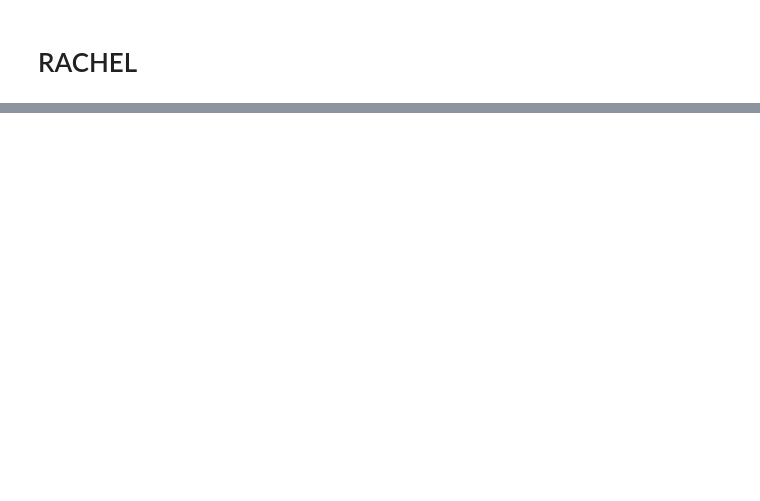
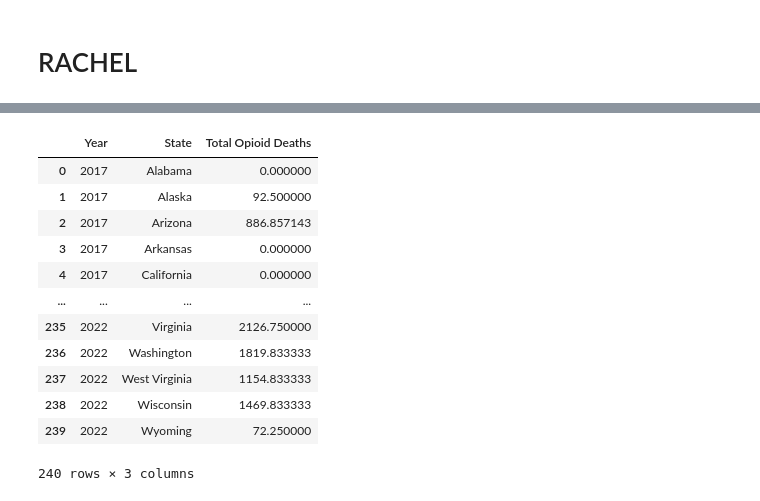
Before and after one commit to kikichan1/Project-1, a Jupyter notebook: Education_Notebook.ipynb, the cells around one changed output, grey strips where cells are left out. Drawn from its saved outputs; the diff is of its cells as text; code cells hidden in the pictures; blank space fills up the shorter version.

```diff
--- a/Education_Notebook.ipynb
+++ b/Education_Notebook.ipynb
@@ -5,26 +5,35 @@
 import requests
 import json
 import pandas as pd
+from pathlib import Path
+import matplotlib.pyplot as plt
+import seaborn as sns
+from scipy.stats import linregress
 
-# Import Bureau of Labor Statistics API Key
+# File to Load
+drug_deaths_to_load = Path('Data') / 'opioid_death_counts.csv'
+
+# Import Census API Key
 from api_keys import census_api_key
 
 # Replace 'YOUR_API_KEY' with your actual census API key
 API_KEY = census_api_key
 state = 'state:01,02,04,05,06,08,09,10,11,12,13,15,16,17,18,19,20,21,22,23,24,25,26,27,28,29,30,31,32,33,34,35,36,37,38,39,40,41,42,44,45,46,47,48,49,50,51,53,54,55,56'
-employment_url = f'https://api.census.gov/data/2022/acs/acs1?get=NAME,group(B23025)&for={state}&key={census_api_key}'
-education_url = f'https://api.census.gov/data/2022/acs/acs1?get=NAME,group(B15003)&for={state}&key={census_api_key}'
-income_url = f'https://api.census.gov/data/2022/acs/acs1?get=NAME,group(B19001)&for={state}&key={census_api_key}'
-family_size_url = f'https://api.census.gov/data/2022/acs/acs1?get=NAME,group(B11001)&for={state}&key={census_api_key}'
+education_2022_url = f'https://api.census.gov/data/2022/acs/acs1?get=NAME,group(B15003)&for={state}&key={census_api_key}'
+education_2021_url = f'https://api.census.gov/data/2021/acs/acs1?get=NAME,group(B15003)&for={state}&key={census_api_key}'
+education_2019_url = f'https://api.census.gov/data/2019/acs/acs1?get=NAME,group(B15003)&for={state}&key={census_api_key}'
+education_2018_url = f'https://api.census.gov/data/2018/acs/acs1?get=NAME,group(B15003)&for={state}&key={census_api_key}'
+education_2017_url = f'https://api.census.gov/data/2017/acs/acs1?get=NAME,group(B15003)&for={state}&key={census_api_key}'
 
-print(f'Employment Status: {employment_url}\n')
-print(f'Educational Attainment: {education_url}\n')
-print(f'Income URL: {income_url}\n')
-print(f'Family Size URL: {family_size_url}\n')
+print(f'Educational Attainment 2022: {education_2022_url}\n')
+print(f'Educational Attainment 2021: {education_2021_url}\n')
+print(f'Educational Attainment 2019: {education_2019_url}\n')
+print(f'Educational Attainment 2018: {education_2018_url}\n')
+print(f'Educational Attainment 2017: {education_2017_url}\n')
 
-
-employment_json = requests.get(employment_url).json()
-education_json = requests.get(education_url).json()
-income_json = requests.get(income_url).json()
-family_size_json = requests.get(family_size_url).json()
+education_2022_json = requests.get(education_2022_url).json()
+education_2021_json = requests.get(education_2021_url).json()
+education_2019_json = requests.get(education_2019_url).json()
+education_2018_json = requests.get(education_2018_url).json()
+education_2017_json = requests.get(education_2017_url).json()
 # %% [output]
@@ -90,0 +466,19 @@ family_size_df = pd.DataFrame(requests.get(family_size_url).json()[1:], columns=
+# %%
+# Read Drug Overdose Data File and store into Pandas DataFrames
+opioid_csv = pd.read_csv(drug_deaths_to_load)
+opioid_df = pd.DataFrame(opioid_csv)
+opioid_df
+# %% [output]
+|  | Year | State | Total Opioid Deaths |
+| 0 | 2017 | Alabama | 0.000000 |
+| 1 | 2017 | Alaska | 92.500000 |
+| 2 | 2017 | Arizona | 886.857143 |
+| 3 | 2017 | Arkansas | 0.000000 |
+| 4 | 2017 | California | 0.000000 |
+| ... | ... | ... | ... |
+| 235 | 2022 | Virginia | 2126.750000 |
+| 236 | 2022 | Washington | 1819.833333 |
+| 237 | 2022 | West Virginia | 1154.833333 |
+| 238 | 2022 | Wisconsin | 1469.833333 |
+| 239 | 2022 | Wyoming | 72.250000 |
+240 rows × 3 columns
```
Also changed, not shown: parts of 16 cells of this notebook, 2 other files.
